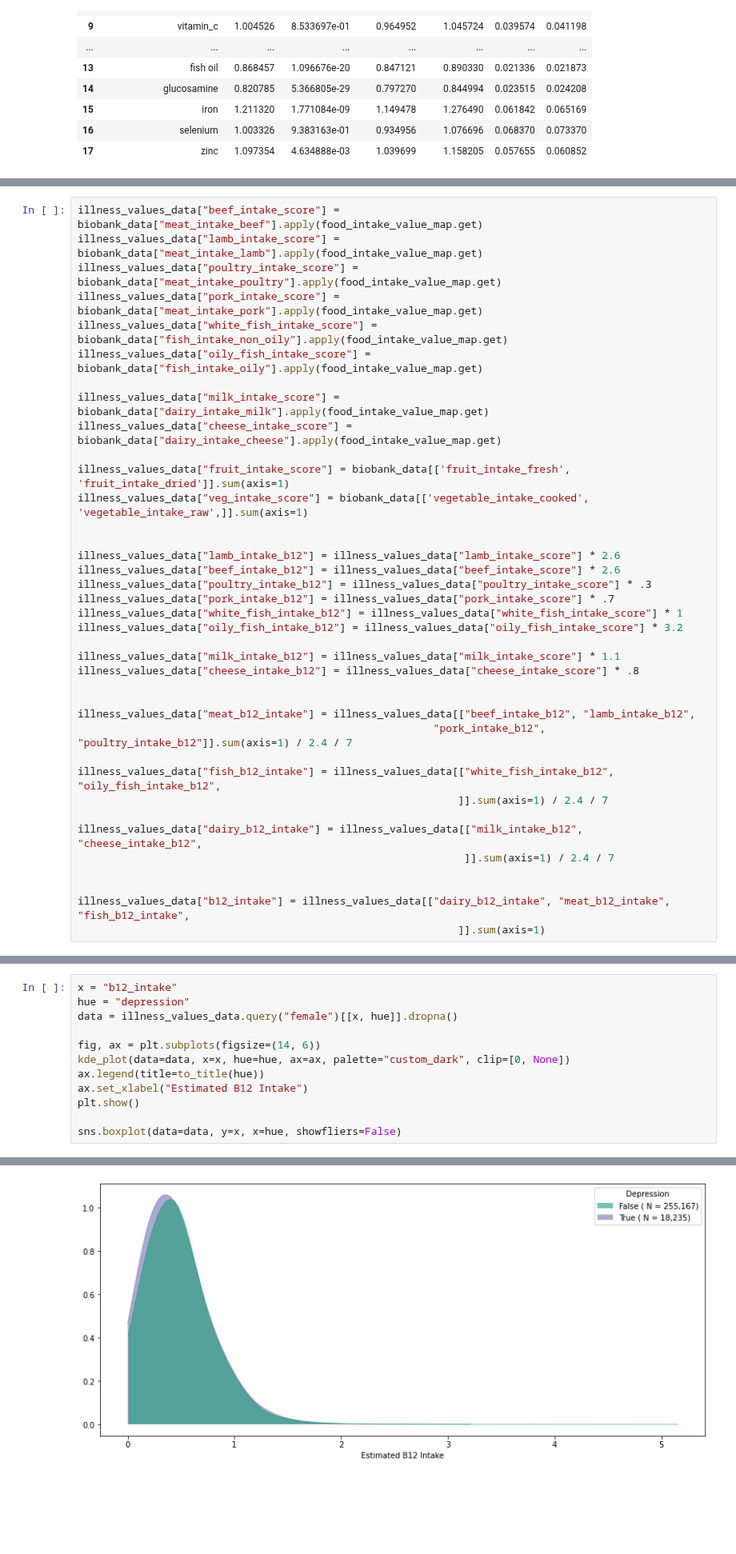
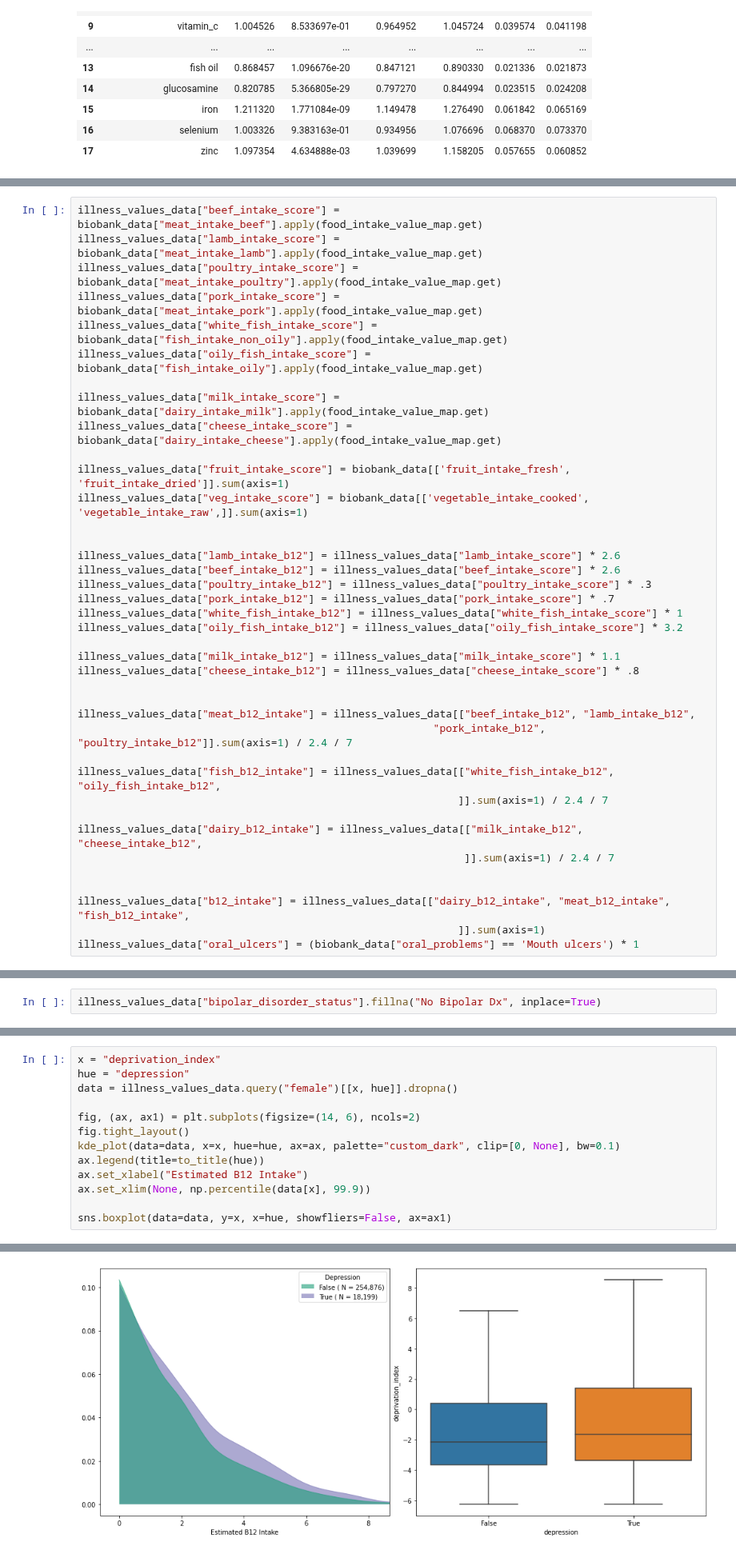
Before and after one commit to cole-khamnei/HLA_genotyping_associations, a Jupyter notebook: notebooks/comorbid_graph.ipynb, the cells around one changed output, grey strips where cells are left out. Shown at 80% size. Cells and saved outputs as stored; diff of their text form; blank space fills up the shorter version.

```diff
--- a/notebooks/comorbid_graph.ipynb
+++ b/notebooks/comorbid_graph.ipynb
@@ -389,6 +394,7 @@ illness_values_data["dairy_b12_intake"] = illness_values_data[["milk_intake_b12"
 
 illness_values_data["b12_intake"] = illness_values_data[["dairy_b12_intake", "meat_b12_intake", "fish_b12_intake",
                                                              ]].sum(axis=1)
+illness_values_data["oral_ulcers"] = (biobank_data["oral_problems"] == 'Mouth ulcers') * 1
 # %%
 eats_meat = illness_values_data["meat_b12_intake"] != 0
 eats_fish = illness_values_data["fish_b12_intake"] != 0
@@ -438,0 +424,2 @@ sns.kdeplot(data=illness_values_data, x="b12_intake", y="depression_n_episodes")
+# %%
+illness_values_data["bipolar_disorder_status"].fillna("No Bipolar Dx", inplace=True)
@@ -439,13 +445,14 @@ sns.kdeplot(data=illness_values_data, x="b12_intake", y="depression_n_episodes")
 # %%
-x = "b12_intake"
+x = "deprivation_index"
 hue = "depression"
 data = illness_values_data.query("female")[[x, hue]].dropna()
 
-fig, ax = plt.subplots(figsize=(14, 6))
-kde_plot(data=data, x=x, hue=hue, ax=ax, palette="custom_dark", clip=[0, None])
+fig, (ax, ax1) = plt.subplots(figsize=(14, 6), ncols=2)
+fig.tight_layout()
+kde_plot(data=data, x=x, hue=hue, ax=ax, palette="custom_dark", clip=[0, None], bw=0.1)
 ax.legend(title=to_title(hue))
 ax.set_xlabel("Estimated B12 Intake")
-plt.show()
+ax.set_xlim(None, np.percentile(data[x], 99.9))
 
-sns.boxplot(data=data, y=x, x=hue, showfliers=False)
+sns.boxplot(data=data, y=x, x=hue, showfliers=False, ax=ax1)
 # %% [output]
@@ -452 +460 @@ sns.boxplot(data=data, y=x, x=hue, showfliers=False)
-[figure, old version]
+[figure, new version]
```
Also changed, not shown: parts of 16 cells of this notebook, 2 other files.
